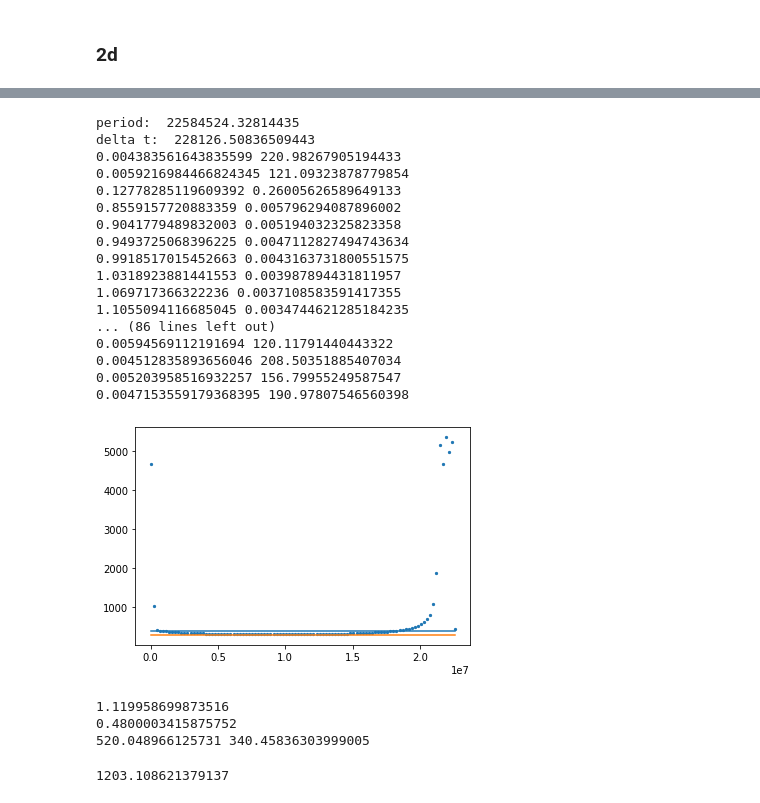
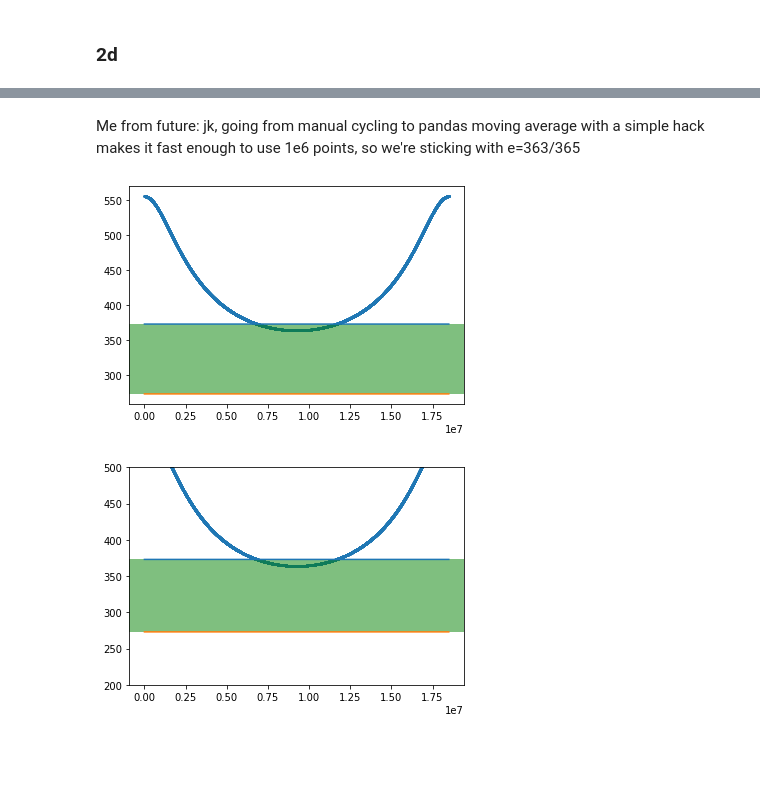
Before and after one commit to cl3425/uf-class-repo, a Jupyter notebook: exoplanets/hw1.ipynb, the cells around one changed output, grey strips where cells are left out. Saved outputs shown, nothing was run; the diff lists cells and outputs as text; code cells hidden in the pictures; blank space fills up the shorter version.

```diff
--- a/exoplanets/hw1.ipynb
+++ b/exoplanets/hw1.ipynb
@@ -33,6 +34,8 @@ print(specific_L)
 # %% [output]
 4.455198800502622e+19
 # %%
+rs = []
+thetas = []
 times = np.linspace(t0, tf, 366) # one iteration per day
 delta_t = 1.*year_to_seconds/365
 theta = theta0 # initialize theta at theta0
@@ -40,12 +43,22 @@ r = r0 # initialize r at r0
 fig = plt.figure()
 ax = fig.add_subplot(111,aspect='equal') # force 1 to 1 aspect ratio to confirm that it's a circle
 for times_elt in times:
+    rs.append(r)
+    thetas.append(theta)
     delta_theta = update_theta(specific_L, r, delta_t)
     theta = theta + delta_theta
     r = calc_r(a, e, theta)
     x = r*np.cos(theta)
     y = r*np.sin(theta)
     #print(theta, x, y)
-    plt.scatter(x, y, color='purple')
+    plt.scatter(x, y, color='purple', s=2)
+
+plt.scatter(0, 0, color='red')
 plt.show()
+
+df = pd.DataFrame()
+df['time'] = times
+df['r'] = rs
+df['theta'] = thetas
+print(df.head())
 # %% [output]
@@ -59,72 +194,53 @@ tf
+# %% [markdown]
+Me from future: jk, going from manual cycling to pandas moving average with a simple hack makes it fast enough to use 1e6 points, so we're sticking with e=363/365
 # %%
 stefan_boltzmann = 5.67e-5 # g s^-3 K^-4
 L_star = 3.839e33 # erg/s
-a = 0.8*1.496e13
+a = 0.7*1.496e13
 e = 363./365 # from my bday
-#e = 0.4
+#e = 333./365 # less pathological e
+#e = 33./365 # well-behaved e for sanity check
+e = 0.4
 A = 0.3
 specific_L = calc_specific_L(a, e, m_star) # recalculate specific L using new a and e
 
 def teff(L_star, d, A): # where d is distance from star, ie. r
     return (L_star*(1-A)/(4*np.pi*stefan_boltzmann*d**2))**0.25
-
-def calc_period(a, m_star):
-    tf = ((4*np.pi**2*a**3)/(G*(m_star)))**0.5 # take m_p as zero, since m_p << m_star
-    return tf
 
 # calculate instantaneous Teff at every timestep
 temps = []
 rs = []
 theta = theta0 # initialize theta at theta0
 r0 = a*(1-e) # recalculate new initial distance
 r = r0 # and initialize r
 tf = calc_period(a, m_star) # recalculate tf
-print("period: ", tf)
-times = np.linspace(t0, tf, 100)
+#print("period: ", tf)
+#times = np.linspace(t0, tf, 1000000)
+
+times = np.linspace(t0, tf, 10000)
 delta_t = times[1]-times[0]
-print("delta t: ", delta_t)
+#print("delta t: ", delta_t)
 for times_elt in times:
     delta_theta = update_theta(specific_L, r, delta_t)
-    print(r/1.496e13, delta_theta)
+    #print(r/1.496e13, delta_theta)
     theta = theta + delta_theta
     r = calc_r(a, e, theta)
     rs.append(r)
     temp = teff(L_star, r, A)
     temps.append(temp)
 
-plt.scatter(times, temps, s=5, label="Teff")
+plt.scatter(times, temps, s=2, label="Teff")
 plt.plot(times, np.ones(len(times))*373, label="boiling pt")
 plt.plot(times, np.ones(len(times))*273, label="freezing pt")
-#plt.ylim(0, 900)
+plt.axhspan(273, 373, facecolor='g', alpha=0.5)
 plt.show()
+
+plt.scatter(times, temps, s=2, label="Teff")
+plt.plot(times, np.ones(len(times))*373, label="boiling pt")
+plt.plot(times, np.ones(len(times))*273, label="freezing pt")
+plt.axhspan(273, 373, facecolor='g', alpha=0.5)
+plt.ylim(200, 500)
+plt.show()
 # %% [output]
-period:  22584524.32814435
-delta t:  228126.50836509443
-0.004383561643835599 220.98267905194433
-0.0059216984466824345 121.09323878779854
-0.12778285119609392 0.26005626589649133
-0.8559157720883359 0.005796294087896002
-0.9041779489832003 0.005194032325823358
-0.9493725068396225 0.0047112827494743634
-0.9918517015452663 0.0043163731800551575
-1.0318923881441553 0.003987894431811957
-1.069717366322236 0.0037108583591417355
-1.1055094116685045 0.0034744621285184235
-... (86 lines left out)
-0.00594569112191694 120.11791440443322
-0.004512835893656046 208.50351885407034
-0.005203958516932257 156.79955249587547
-0.0047153559179368395 190.97807546560398
-[figure, old version]
+[figure, new version]
+[figure, added]
-# %%
-print(max(rs)/1.496e13)
-print(min(rs)/1.496e13)
-print(max(temps), min(temps))
-# %% [output]
-1.119958699873516
-0.4800003415875752
-520.048966125731 340.45836303999005
-# %%
-theta
-# %% [output]
-1203.108621379137
```
Also changed, not shown: parts of 33 cells of this notebook.
